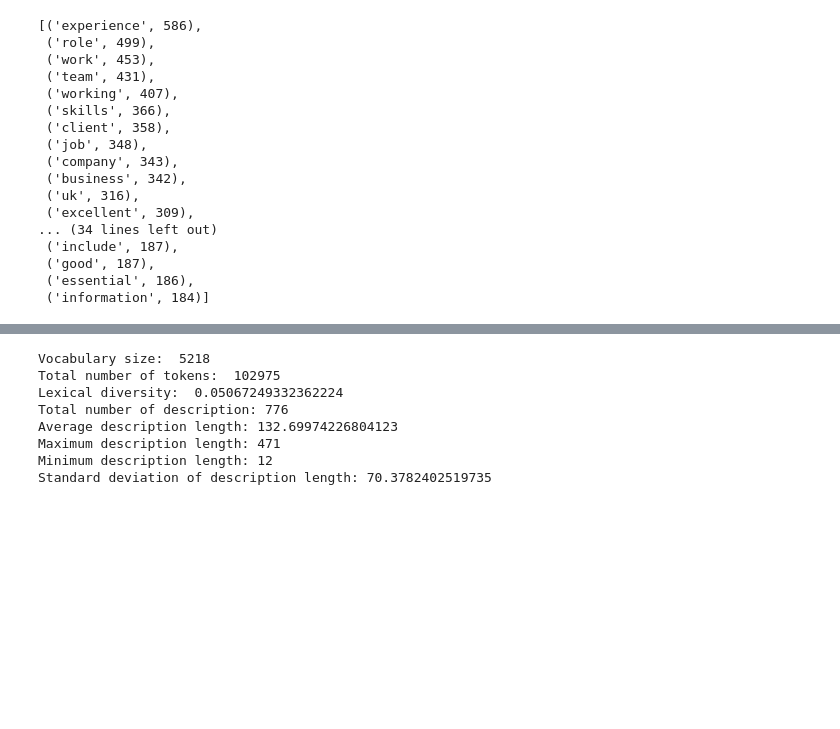
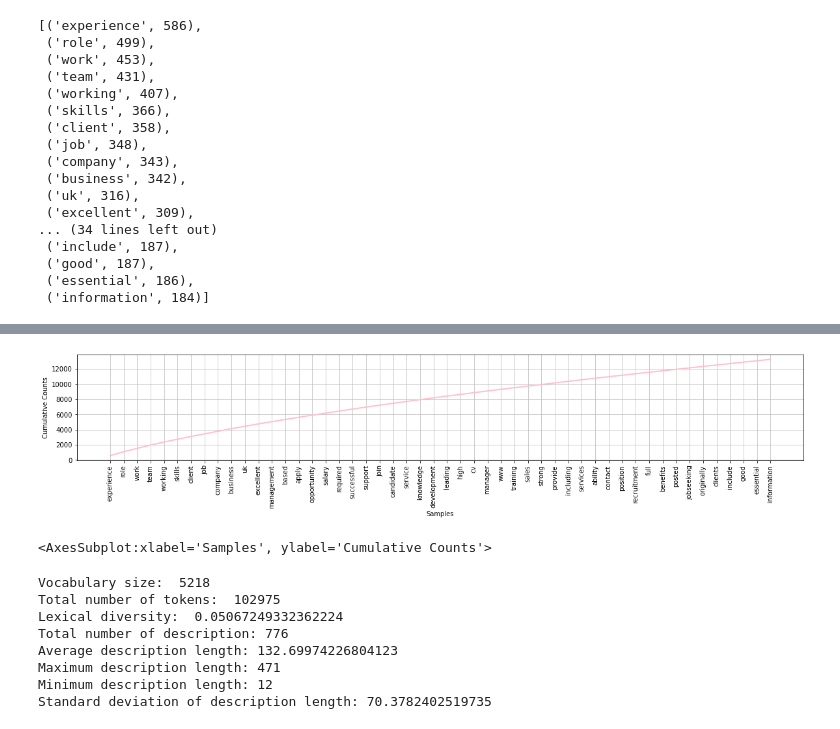
Before and after one commit to tnathu-ai/NLP-Job-Ad, a Jupyter notebook: task1.ipynb, the cells around one changed output, grey strips where cells are left out. Drawn from its saved outputs; the diff is of its cells as text; code cells hidden in the pictures; blank space fills up the shorter version.

```diff
--- a/task1.ipynb
+++ b/task1.ipynb
@@ -49,6 +49,9 @@ In the next task **task2_3**, we will then use the pre-processed text reviews to
 # %% [markdown]
 ## Importing libraries
 # %%
+import nltk
+nltk.download('punkt')
+
 # import libraries
 import numpy as np
 import pandas as pd
@@ -59,3 +62,5 @@ from nltk.tokenize import sent_tokenize
 from itertools import chain
 import re
 import os
+
+plt.rcParams["figure.figsize"] = (20,10)
@@ -515,3 +549,8 @@ top50MostFreqWords
+# %%
+doc_fd.plot(50, cumulative=True, color='pink')
+# %% [output]
+[figure, added]
+<AxesSubplot:xlabel='Samples', ylabel='Cumulative Counts'>
 # %%
 def removeMostFreqWords(description):
     return [w for w in description if w not in top50MostFreqWords]
```
Also changed, not shown: parts of 12 cells of this notebook, 3 other files.
